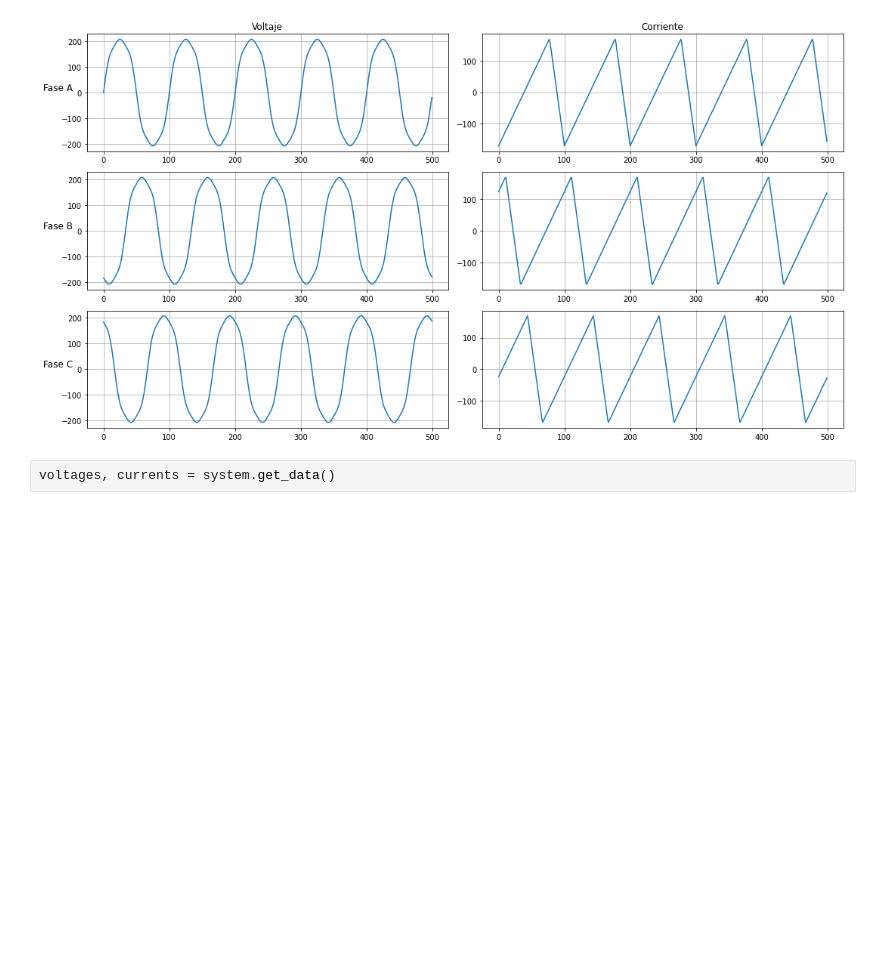
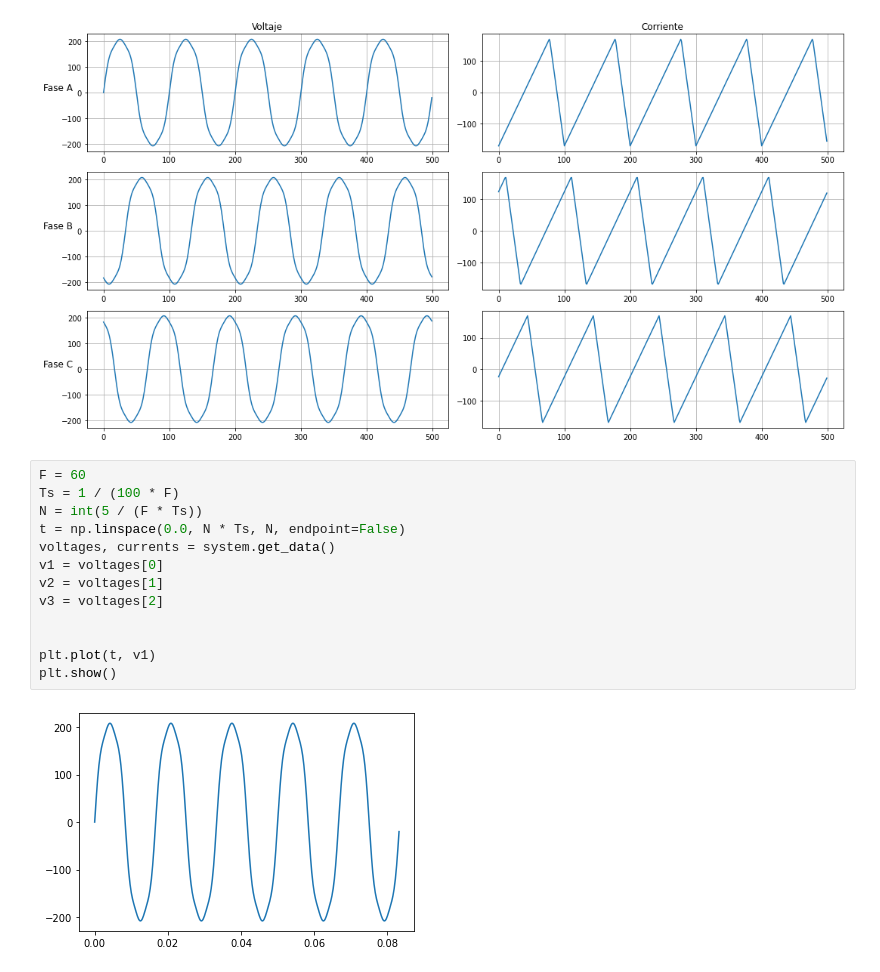
Before and after one commit to DnelZpt/line_analyzer, a Jupyter notebook: final_project.ipynb, the cells around one changed output. Cells and saved outputs as stored; diff of their text form; blank space fills up the shorter version.

```diff
--- a/final_project.ipynb
+++ b/final_project.ipynb
@@ -9,5 +9,18 @@ system = DataGen(60)
 system.plot()
 # %% [output]
 [figure]
-# %%
-voltages, currents = system.get_data()
+# %%
+F = 60
+Ts = 1 / (100 * F)
+N = int(5 / (F * Ts))
+t = np.linspace(0.0, N * Ts, N, endpoint=False)
+voltages, currents = system.get_data()
+v1 = voltages[0]
+v2 = voltages[1]
+v3 = voltages[2]
+
+
+plt.plot(t, v1)
+plt.show()
+# %% [output]
+[figure, added]
```
Also changed, not shown: 1 other file.
